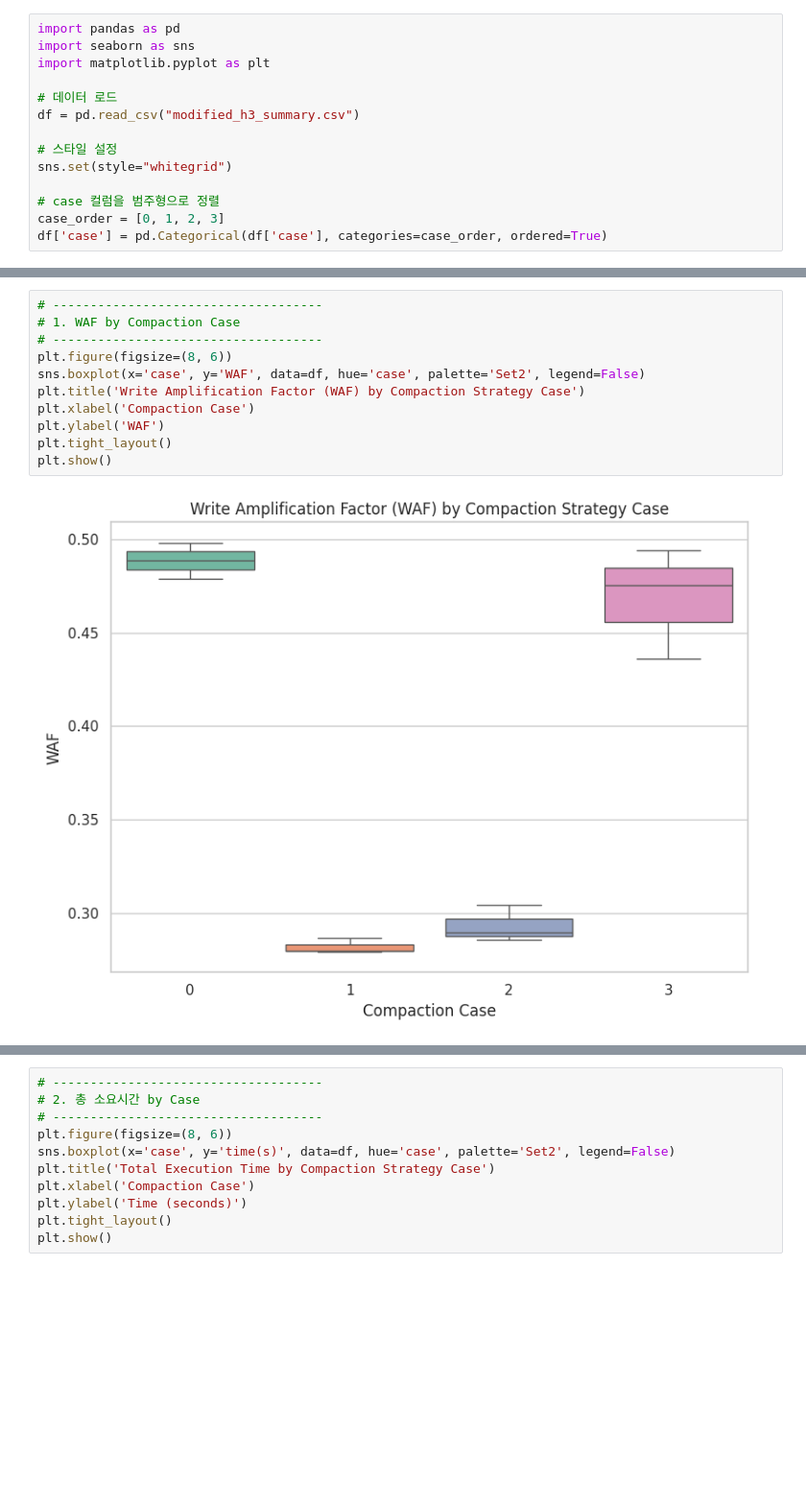
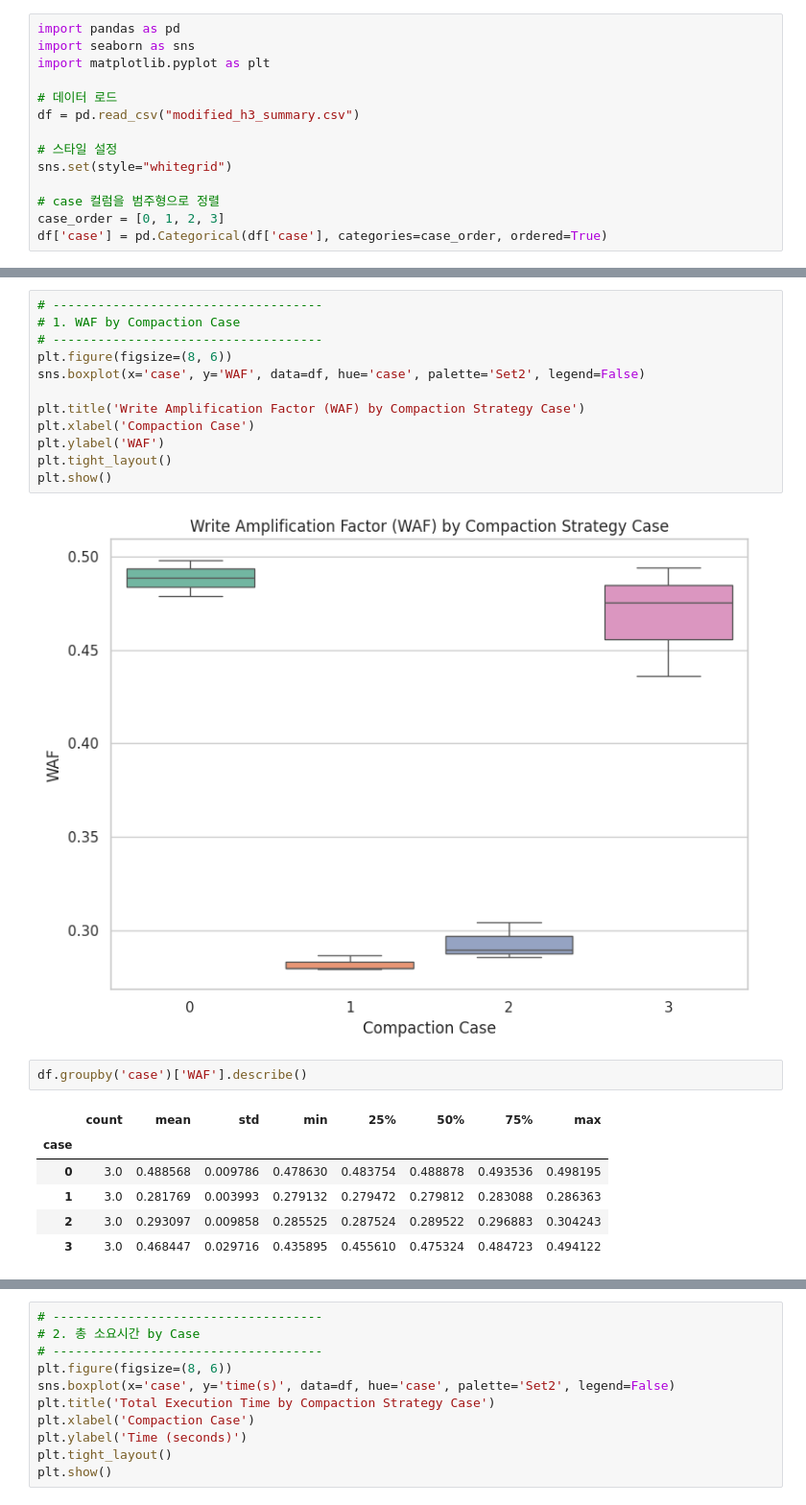
Before and after one commit to yrc00/opensource_sw_analysis, a Jupyter notebook: Lab2/H3/h3_graph.ipynb, the cells around one changed output, grey strips where cells are left out. Shown at 96% size. Saved outputs shown, nothing was run; the diff lists cells and outputs as text; blank space fills up the shorter version.

```diff
--- a/Lab2/H3/h3_graph.ipynb
+++ b/Lab2/H3/h3_graph.ipynb
@@ -34,6 +35,7 @@ df
 # ------------------------------------
 plt.figure(figsize=(8, 6))
 sns.boxplot(x='case', y='WAF', data=df, hue='case', palette='Set2', legend=False)
+
 plt.title('Write Amplification Factor (WAF) by Compaction Strategy Case')
 plt.xlabel('Compaction Case')
 plt.ylabel('WAF')
@@ -41,3 +43,12 @@ plt.tight_layout()
 plt.show()
 # %% [output]
 [figure]
+# %%
+df.groupby('case')['WAF'].describe()
+# %% [output]
+|  | count | mean | std | min | 25% | 50% | 75% | max |
+| case |  |  |  |  |  |  |  |  |
+| 0 | 3.0 | 0.488568 | 0.009786 | 0.478630 | 0.483754 | 0.488878 | 0.493536 | 0.498195 |
+| 1 | 3.0 | 0.281769 | 0.003993 | 0.279132 | 0.279472 | 0.279812 | 0.283088 | 0.286363 |
+| 2 | 3.0 | 0.293097 | 0.009858 | 0.285525 | 0.287524 | 0.289522 | 0.296883 | 0.304243 |
+| 3 | 3.0 | 0.468447 | 0.029716 | 0.435895 | 0.455610 | 0.475324 | 0.484723 | 0.494122 |
```
Also changed, not shown: parts of 10 cells of this notebook, 38 other files.
